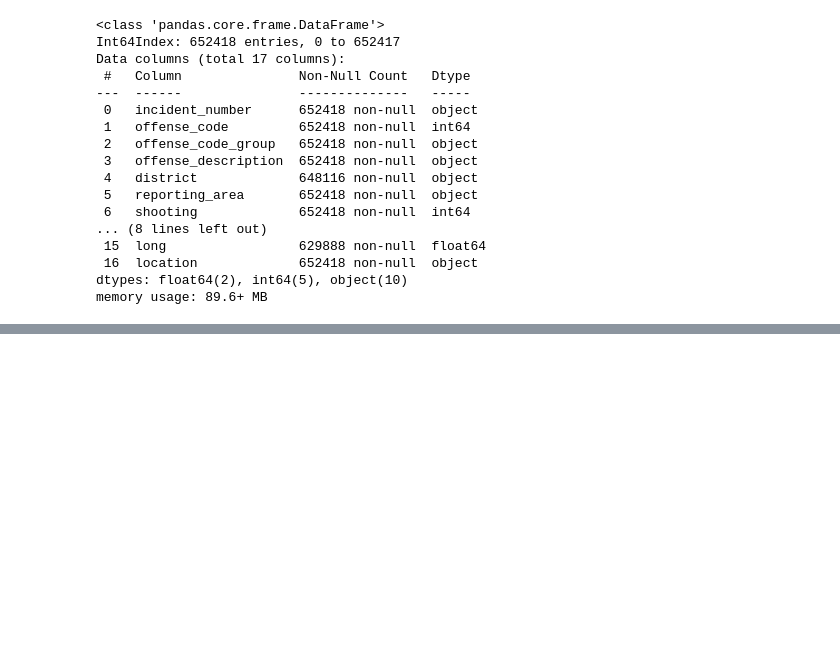
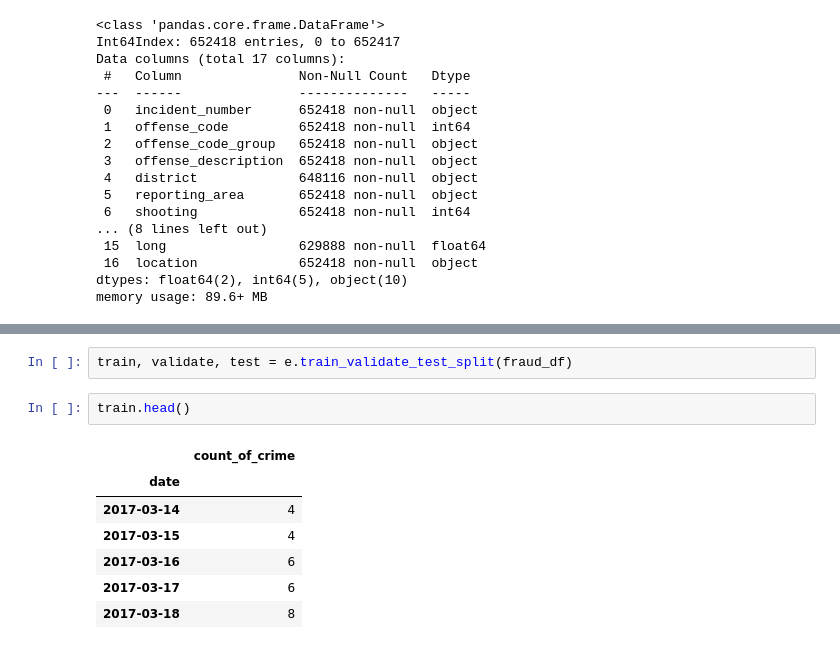
Before and after one commit to cristinalucin/boston-crime-data-project, a Jupyter notebook: Final Project Notebook.ipynb, the cells around one changed output, grey strips where cells are left out. Saved outputs shown, nothing was run; the diff lists cells and outputs as text; blank space fills up the shorter version.

```diff
--- a/Final Project Notebook.ipynb
+++ b/Final Project Notebook.ipynb
@@ -57,0 +162,12 @@ memory usage: 89.6+ MB
+# %%
+train, validate, test = e.train_validate_test_split(fraud_df)
+# %%
+train.head()
+# %% [output]
+|  | count_of_crime |
+| date |  |
+| 2017-03-14 | 4 |
+| 2017-03-15 | 4 |
+| 2017-03-16 | 6 |
+| 2017-03-17 | 6 |
+| 2017-03-18 | 8 |
```
Also changed, not shown: parts of 14 cells of this notebook, 3 other files.
